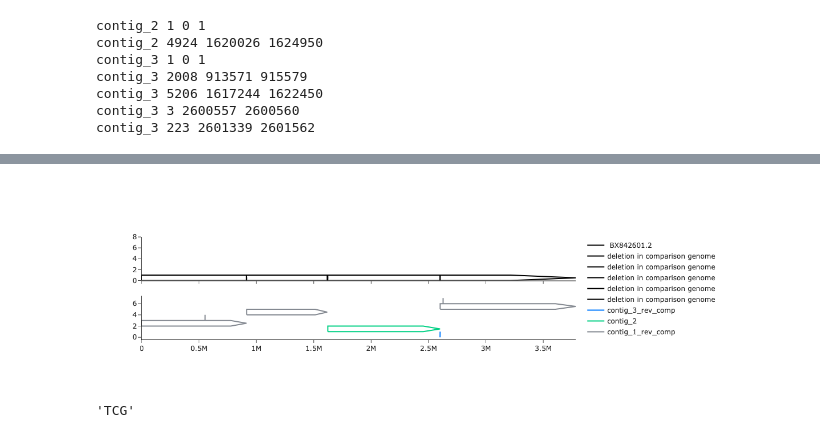
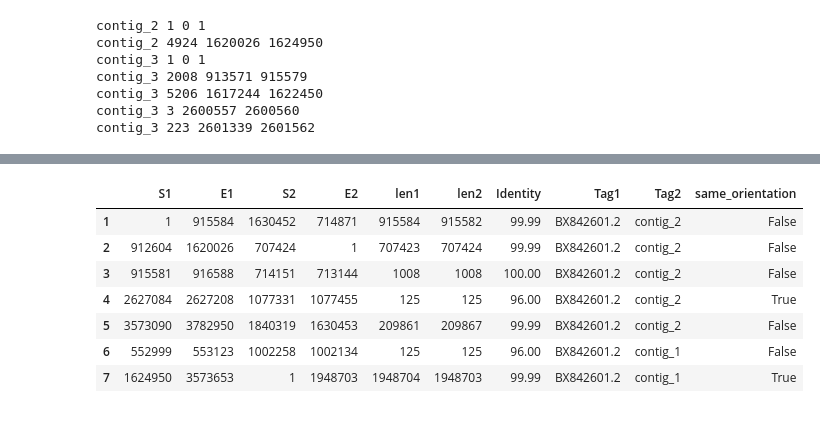
Before and after one commit to JonWinkelman/mummer_genome_comparison, a Jupyter notebook: mummer_comparison.ipynb, the cells around one changed output, grey strips where cells are left out. Saved outputs shown, nothing was run; the diff lists cells and outputs as text; code cells hidden in the pictures.

```diff
--- a/mummer_comparison.ipynb
+++ b/mummer_comparison.ipynb
@@ -274,11 +315,11 @@ comp_genome_2_del_dfs[0]
-# %%
-fig2 = make_global_alignment_map(df2, ref_genome_d, height=1)
-fig2
-# %% [output]
-[figure, removed]
 # %%
-ref_genome_d['BX842601.2'][913571:915579]
-ref_genome_d['BX842601.2'][1617244:1622450]
-ref_genome_d['BX842601.2'][2600557:2600560]
+df1
 # %% [output]
-'TCG'
+|  | S1 | E1 | S2 | E2 | len1 | len2 | Identity | Tag1 | Tag2 | same_orientation |
+| 1 | 1 | 915584 | 1630452 | 714871 | 915584 | 915582 | 99.99 | BX842601.2 | contig_2 | False |
+| 2 | 912604 | 1620026 | 707424 | 1 | 707423 | 707424 | 99.99 | BX842601.2 | contig_2 | False |
+| 3 | 915581 | 916588 | 714151 | 713144 | 1008 | 1008 | 100.00 | BX842601.2 | contig_2 | False |
+| 4 | 2627084 | 2627208 | 1077331 | 1077455 | 125 | 125 | 96.00 | BX842601.2 | contig_2 | True |
+| 5 | 3573090 | 3782950 | 1840319 | 1630453 | 209861 | 209867 | 99.99 | BX842601.2 | contig_2 | False |
+| 6 | 552999 | 553123 | 1002258 | 1002134 | 125 | 125 | 96.00 | BX842601.2 | contig_1 | False |
+| 7 | 1624950 | 3573653 | 1 | 1948703 | 1948704 | 1948703 | 99.99 | BX842601.2 | contig_1 | True |
```
Also changed, not shown: parts of 9 cells of this notebook, 10 other files.
